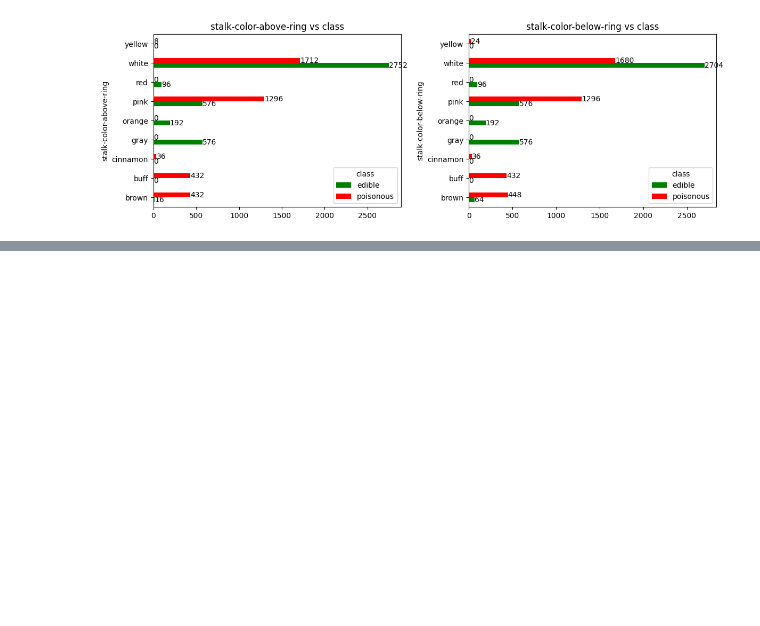
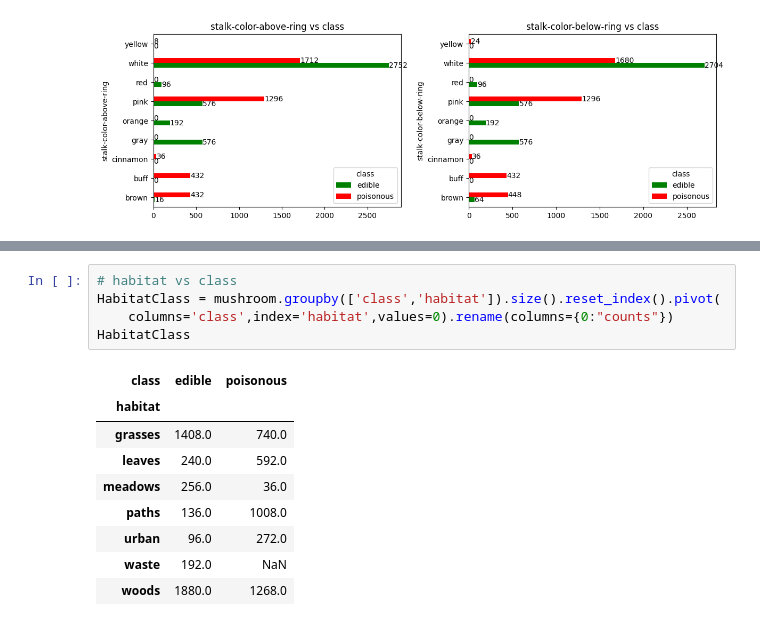
Before and after one commit to Akshay-Paunikar/iNeuron_Mushroom_Classification, a Jupyter notebook: mushroom/notebook/mushroom_EDA.ipynb, the cells around one changed output, grey strips where cells are left out. Drawn from its saved outputs; the diff is of its cells as text; blank space fills up the shorter version.

```diff
--- a/mushroom/notebook/mushroom_EDA.ipynb
+++ b/mushroom/notebook/mushroom_EDA.ipynb
@@ -1019,0 +1109,15 @@ plt.show()
+# %%
+# habitat vs class
+HabitatClass = mushroom.groupby(['class','habitat']).size().reset_index().pivot(
+    columns='class',index='habitat',values=0).rename(columns={0:"counts"})
+HabitatClass
+# %% [output]
+| class | edible | poisonous |
+| habitat |  |  |
+| grasses | 1408.0 | 740.0 |
+| leaves | 240.0 | 592.0 |
+| meadows | 256.0 | 36.0 |
+| paths | 136.0 | 1008.0 |
+| urban | 96.0 | 272.0 |
+| waste | 192.0 | NaN |
+| woods | 1880.0 | 1268.0 |
```
Also changed, not shown: parts of 12 cells of this notebook.
